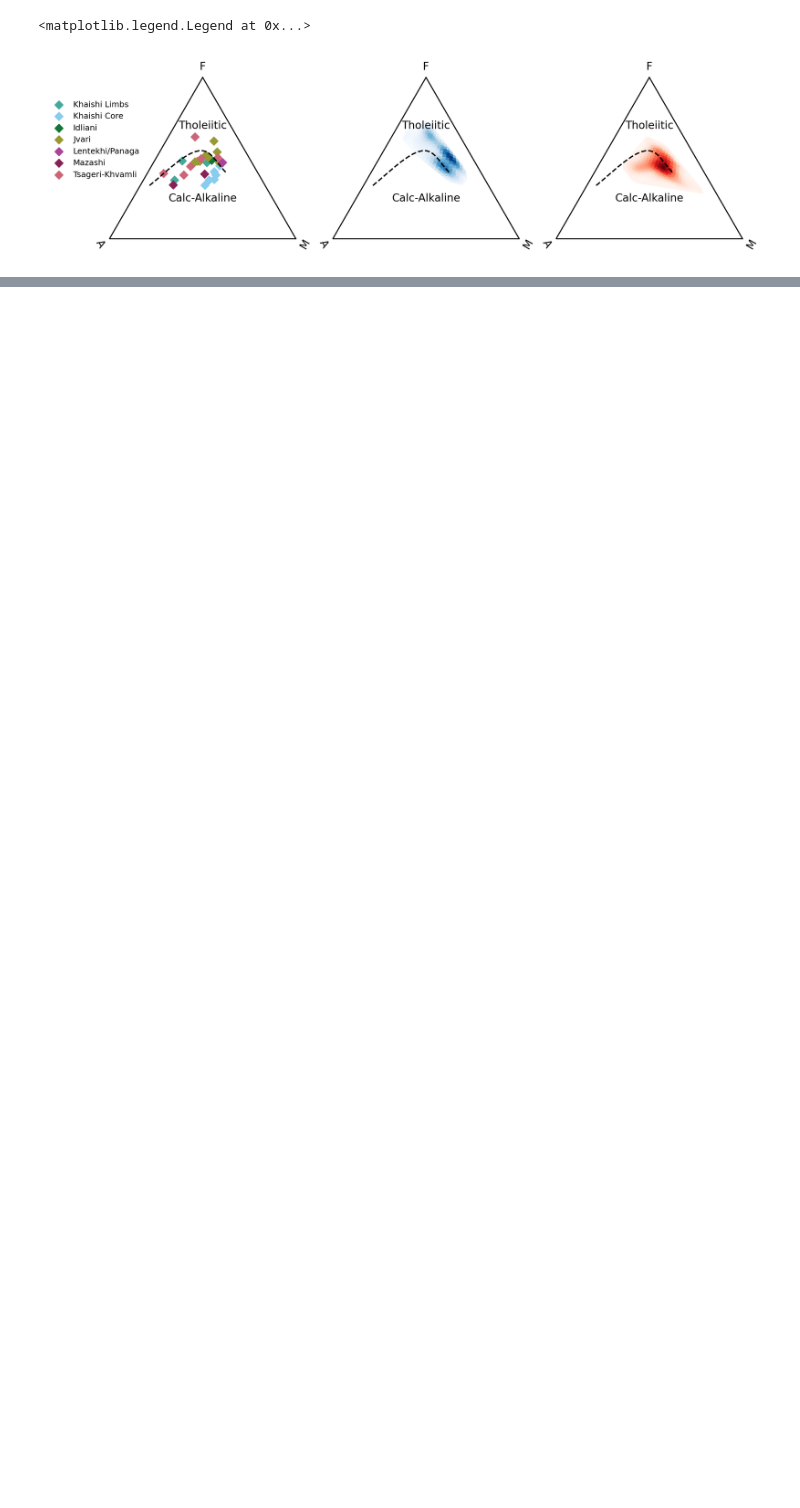
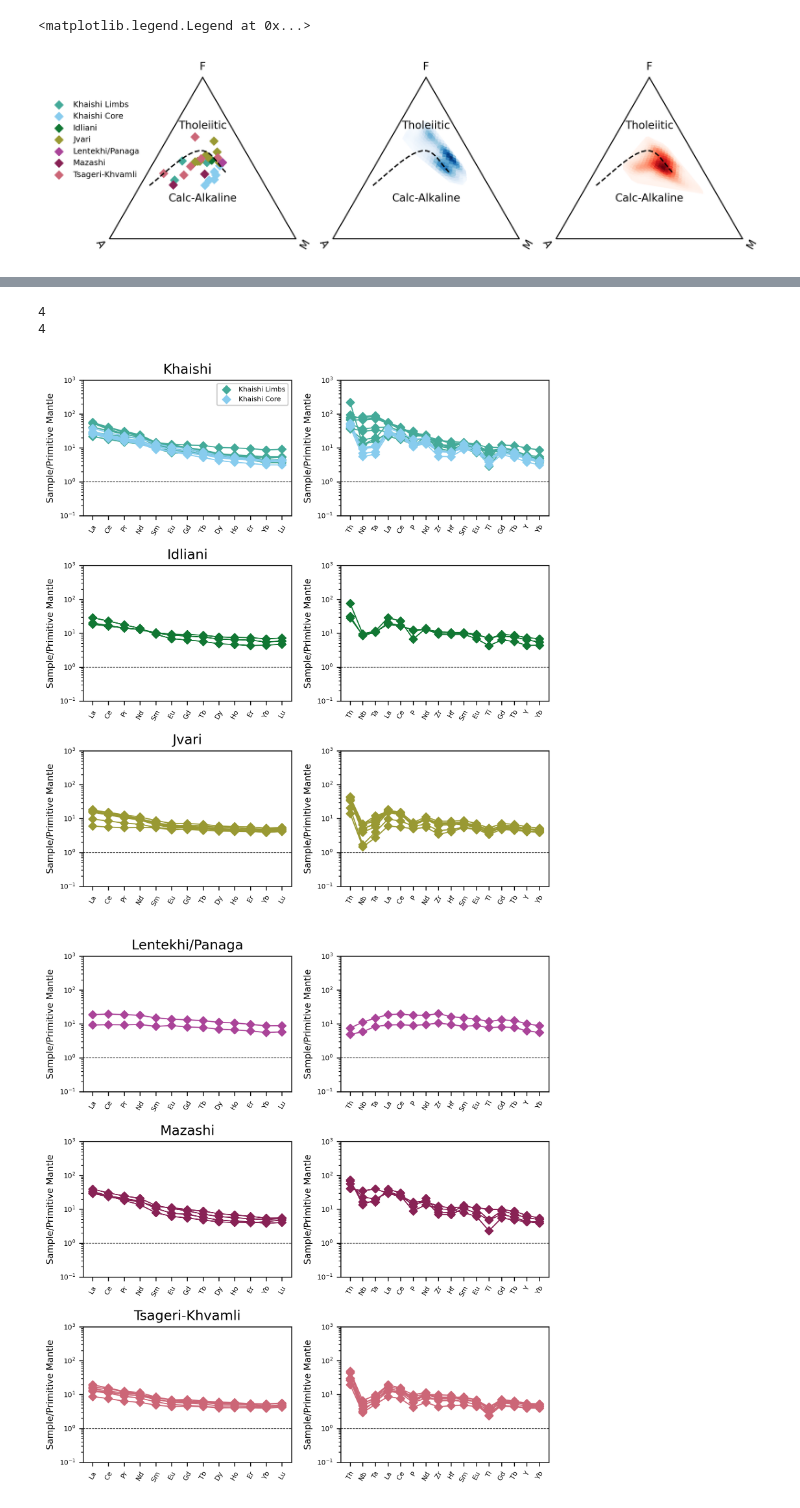
Before and after one commit to dyvasey/dataset-caucasus-gchem-2023, a Jupyter notebook: draft_figs.ipynb, the cells around one changed output, grey strips where cells are left out. Drawn from its saved outputs; the diff is of its cells as text; code cells hidden in the pictures; blank space fills up the shorter version.

Commit message:
Added spiders and cabanis

```diff
--- a/draft_figs.ipynb
+++ b/draft_figs.ipynb
@@ -92,3 +92,29 @@ axs[0].legend(fontsize=6,loc='best',bbox_to_anchor=(0.2,0.9))
 # %% [output]
 <matplotlib.legend.Legend at 0x...>
 [figure]
+# %%
+# Spiders
+
+fig0,axs0 = plt.subplots(3,2,figsize=(6.5,7),dpi=300)
+fig1,axs1 = plt.subplots(3,2,figsize=(6.5,7),dpi=300)
+
+axs_all = [axs0,axs1]
+
+for k, group in groups:
+    fignum = axes_dict[k][1]
+    axs = axs_all[fignum]
+
+    ax0 = axs[(axes_dict[k][0],0)]
+    ax1 = axs[(axes_dict[k][0],1)]
+
+    ax0.set_title(k)
+
+    gp.REE(group,ax=ax0,c=color_dict[k],label=k)
+    gp.immobile(group,ax=ax1,c=color_dict[k],label=k)
+
+axs0[0,0].set_title('Khaishi')
+axs0[0,0].legend(fontsize=6,loc='upper right',frameon=True,framealpha=1,facecolor='white')
+
+fig0.set_layout_engine('tight')
+fig1.set_layout_engine('tight')
+# %% [output]
@@ -94,0 +133,4 @@ axs[0].legend(fontsize=6,loc='best',bbox_to_anchor=(0.2,0.9))
+4
+4
+[figure, added]
+[figure, added]
```
Also changed, not shown: parts of 2 cells of this notebook.
